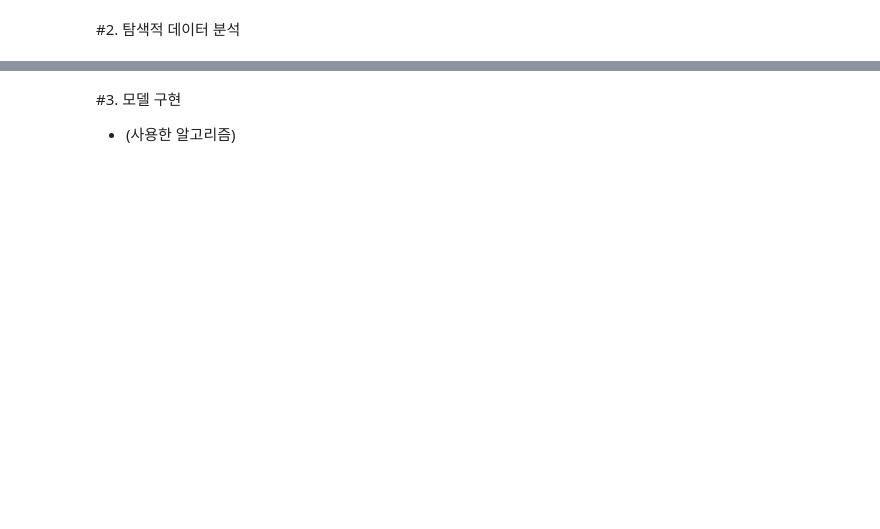
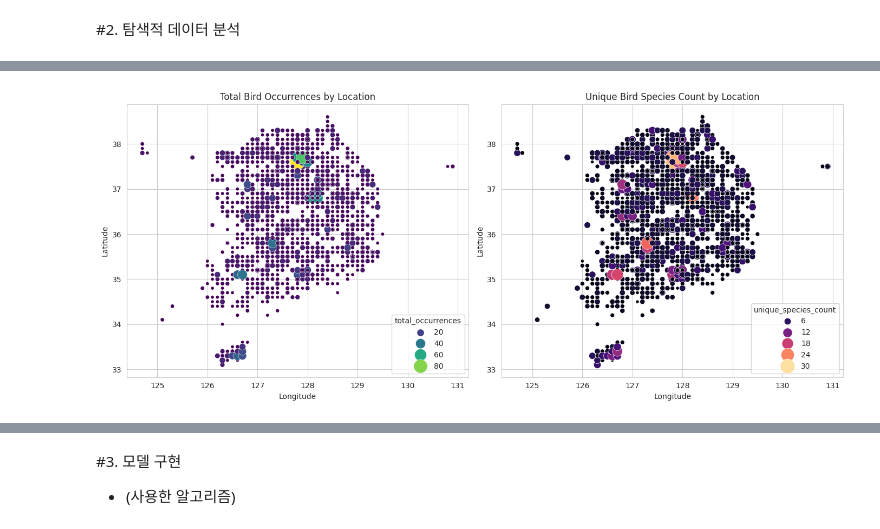
Before and after one commit to sasa10th/battery, a Jupyter notebook: [2025건_전_지_프로젝트]프로젝트주제.ipynb, the cells around one changed output, grey strips where cells are left out. Cells and saved outputs as stored; diff of their text form; code cells hidden in the pictures; blank space fills up the shorter version.

```diff
--- a/[2025건_전_지_프로젝트]프로젝트주제.ipynb
+++ b/[2025건_전_지_프로젝트]프로젝트주제.ipynb
@@ -89,0 +113,5 @@ print(df_bird.head())
+# %%
+unique_species = df_bird['species'].unique()
+print("df_bird의 모든 고유한 종:")
+for species in unique_species:
+    print(species)
@@ -682,0 +1367,7 @@ solar        -0.477483 -0.557041  1.000000
+# %%
+df_final = df_final[~((df_final['longitude'] == 124) & (df_final['latitude'] == 36))]
+
+print("df after removing data with longitude 124 and latitude 36:")
+print(df_final.head())
+print("\ndf info after removal:")
+print(df_final.info())
@@ -682,0 +1392,7 @@ solar        -0.477483 -0.557041  1.000000
+# %%
+df_final = df_final[~((df_final['total_occurrences'] <= 1) | (df_final['unique_species_count'] <= 0))]
+
+print("df_final after removing rows with low occurrences or species count:")
+print(df_final.head())
+print("\ndf_final info after removal:")
+print(df_final.info())
@@ -682,0 +1417,29 @@ solar        -0.477483 -0.557041  1.000000
+# %%
+import matplotlib.pyplot as plt
+import seaborn as sns
+
+# Set the aesthetic style of the plots
+sns.set_style("whitegrid")
+
+plt.figure(figsize=(14, 6))
+
+# Plot 1: Total Occurrences by Location
+plt.subplot(1, 2, 1) # 1 row, 2 columns, first plot
+sns.scatterplot(data=df_final, x='longitude', y='latitude', size='total_occurrences', hue='total_occurrences', sizes=(20, 400), palette='viridis')
+plt.title('Total Bird Occurrences by Location')
+plt.xlabel('Longitude')
+plt.ylabel('Latitude')
+plt.grid(True)
+
+# Plot 2: Unique Species Count by Location
+plt.subplot(1, 2, 2) # 1 row, 2 columns, second plot
+sns.scatterplot(data=df_final, x='longitude', y='latitude', size='unique_species_count', hue='unique_species_count', sizes=(20, 400), palette='magma')
+plt.title('Unique Bird Species Count by Location')
+plt.xlabel('Longitude')
+plt.ylabel('Latitude')
+plt.grid(True)
+
+plt.tight_layout()
+plt.show()
+# %% [output]
+[figure, added]
```
Also changed, not shown: parts of 46 cells of this notebook.
